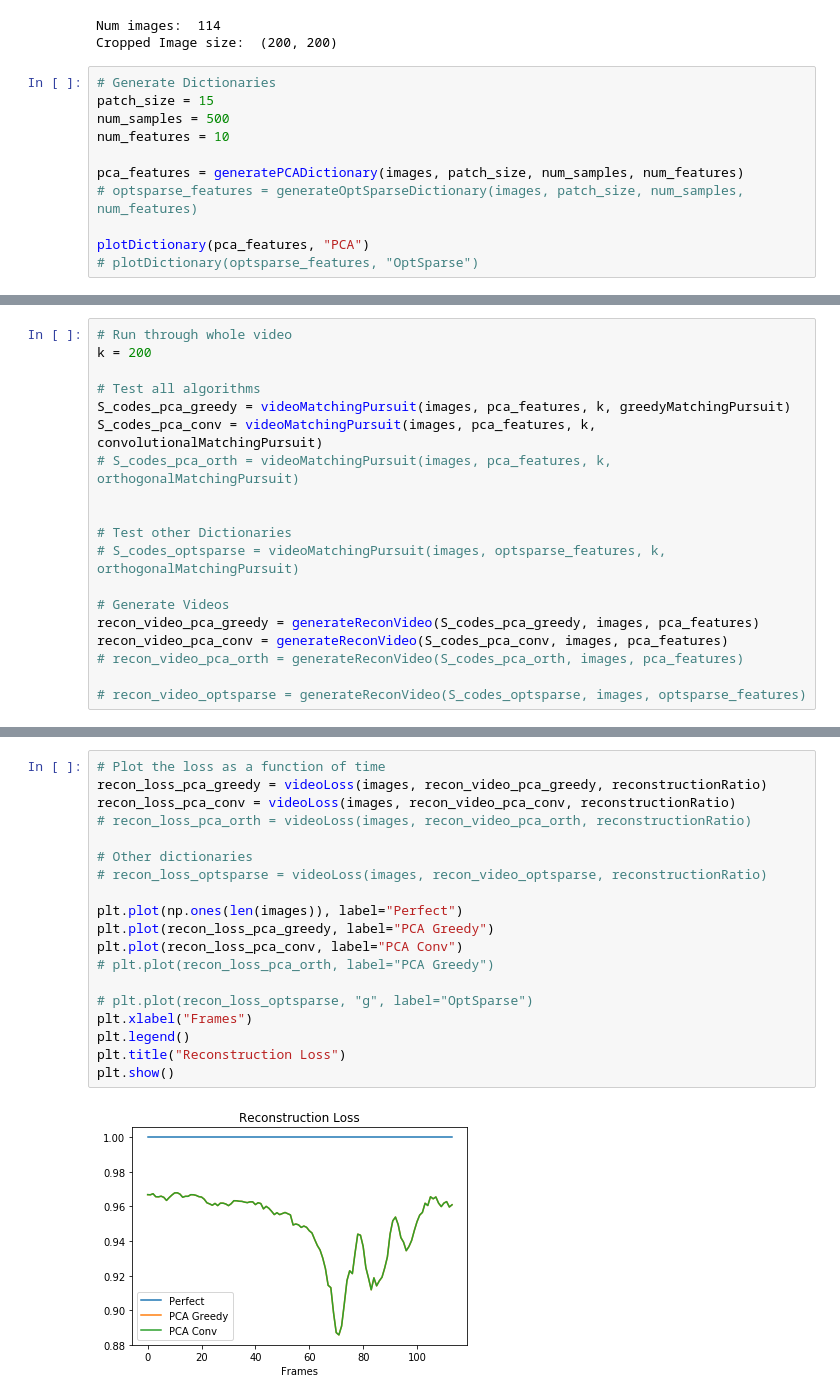
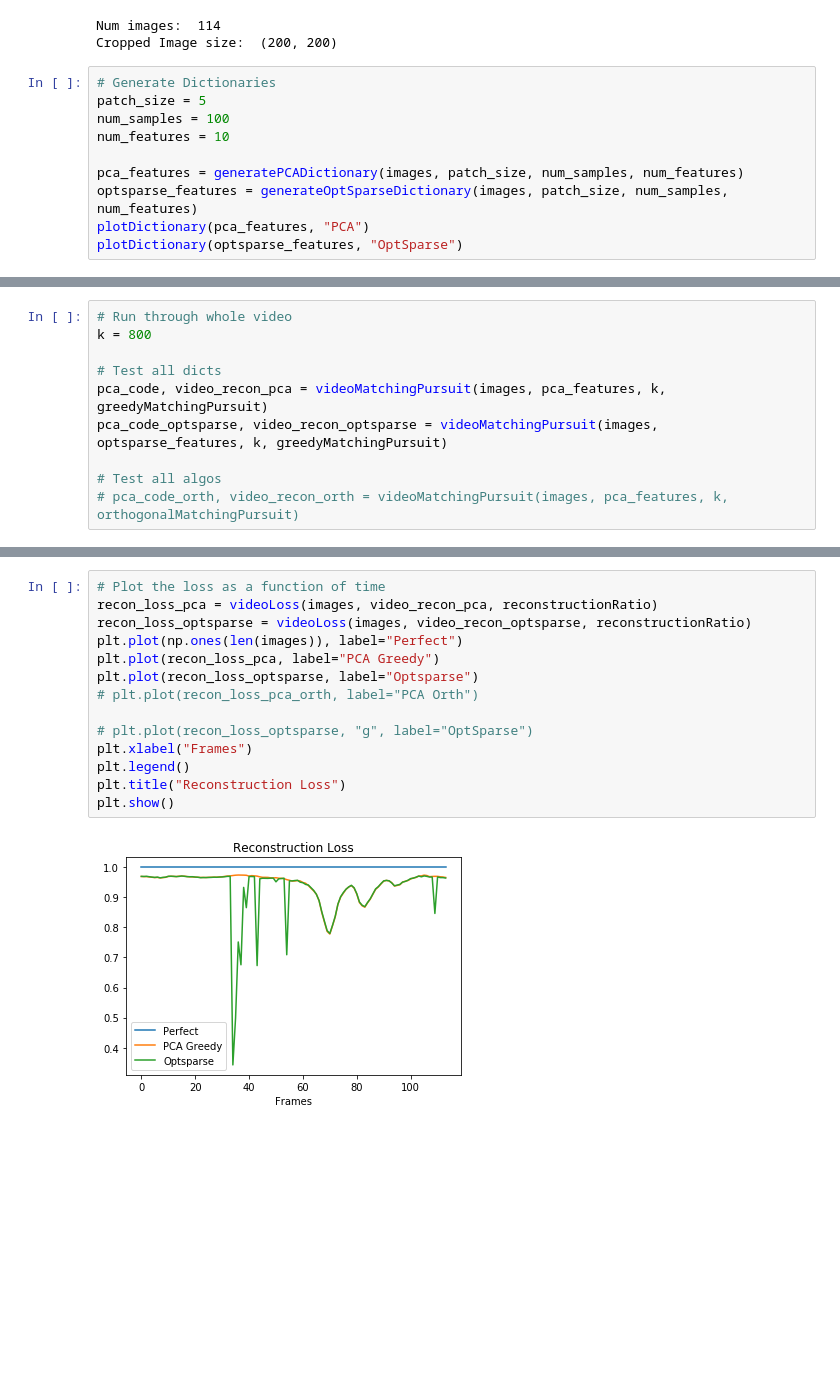
Before and after one commit to Lukeroberto/CS6140-MatchingPursuit, a Jupyter notebook: notebooks/Tests.ipynb, the cells around one changed output, grey strips where cells are left out. Drawn from its saved outputs; the diff is of its cells as text; blank space fills up the shorter version.

```diff
--- a/notebooks/Tests.ipynb
+++ b/notebooks/Tests.ipynb
@@ -29,13 +29,12 @@ Num images:  114
 Cropped Image size:  (200, 200)
 # %%
 # Generate Dictionaries
-patch_size = 15
-num_samples = 500
+patch_size = 5
+num_samples = 100
 num_features = 10
 
 pca_features = generatePCADictionary(images, patch_size, num_samples, num_features)
-# optsparse_features = generateOptSparseDictionary(images, patch_size, num_samples, num_features)
-
+optsparse_features = generateOptSparseDictionary(images, patch_size, num_samples, num_features)
 plotDictionary(pca_features, "PCA")
-# plotDictionary(optsparse_features, "OptSparse")
+plotDictionary(optsparse_features, "OptSparse")
 # %% [output]
@@ -43,22 +43,13 @@ plotDictionary(pca_features, "PCA")
 # %%
 # Run through whole video
-k = 200
+k = 800
 
-# Test all algorithms
-S_codes_pca_greedy = videoMatchingPursuit(images, pca_features, k, greedyMatchingPursuit)
-S_codes_pca_conv = videoMatchingPursuit(images, pca_features, k, convolutionalMatchingPursuit)
-# S_codes_pca_orth = videoMatchingPursuit(images, pca_features, k, orthogonalMatchingPursuit)
+# Test all dicts
+pca_code, video_recon_pca = videoMatchingPursuit(images, pca_features, k, greedyMatchingPursuit)
+pca_code_optsparse, video_recon_optsparse = videoMatchingPursuit(images, optsparse_features, k, greedyMatchingPursuit)
 
-
-# Test other Dictionaries
-# S_codes_optsparse = videoMatchingPursuit(images, optsparse_features, k, orthogonalMatchingPursuit)
-
-# Generate Videos
-recon_video_pca_greedy = generateReconVideo(S_codes_pca_greedy, images, pca_features)
-recon_video_pca_conv = generateReconVideo(S_codes_pca_conv, images, pca_features)
-# recon_video_pca_orth = generateReconVideo(S_codes_pca_orth, images, pca_features)
-
-# recon_video_optsparse = generateReconVideo(S_codes_optsparse, images, optsparse_features)
+# Test all algos
+# pca_code_orth, video_recon_orth = videoMatchingPursuit(images, pca_features, k, orthogonalMatchingPursuit)
 # %% [output]
 [interactive output not drawn]
 [interactive output not drawn]
@@ -66,22 +56,17 @@ KeyboardInterrupt:
 # %%
 # Plot the loss as a function of time
-recon_loss_pca_greedy = videoLoss(images, recon_video_pca_greedy, reconstructionRatio)
-recon_loss_pca_conv = videoLoss(images, recon_video_pca_conv, reconstructionRatio)
-# recon_loss_pca_orth = videoLoss(images, recon_video_pca_orth, reconstructionRatio)
-
-# Other dictionaries
-# recon_loss_optsparse = videoLoss(images, recon_video_optsparse, reconstructionRatio)
-
+recon_loss_pca = videoLoss(images, video_recon_pca, reconstructionRatio)
+recon_loss_optsparse = videoLoss(images, video_recon_optsparse, reconstructionRatio)
 plt.plot(np.ones(len(images)), label="Perfect")
-plt.plot(recon_loss_pca_greedy, label="PCA Greedy")
-plt.plot(recon_loss_pca_conv, label="PCA Conv")
-# plt.plot(recon_loss_pca_orth, label="PCA Greedy")
+plt.plot(recon_loss_pca, label="PCA Greedy")
+plt.plot(recon_loss_optsparse, label="Optsparse")
+# plt.plot(recon_loss_pca_orth, label="PCA Orth")
 
 # plt.plot(recon_loss_optsparse, "g", label="OptSparse")
 plt.xlabel("Frames")
 plt.legend()
 plt.title("Reconstruction Loss")
 plt.show()
 # %% [output]
-[figure, old version]
+[figure, new version]
 # %%
```
Also changed, not shown: parts of 6 cells of this notebook, 2 other files.
